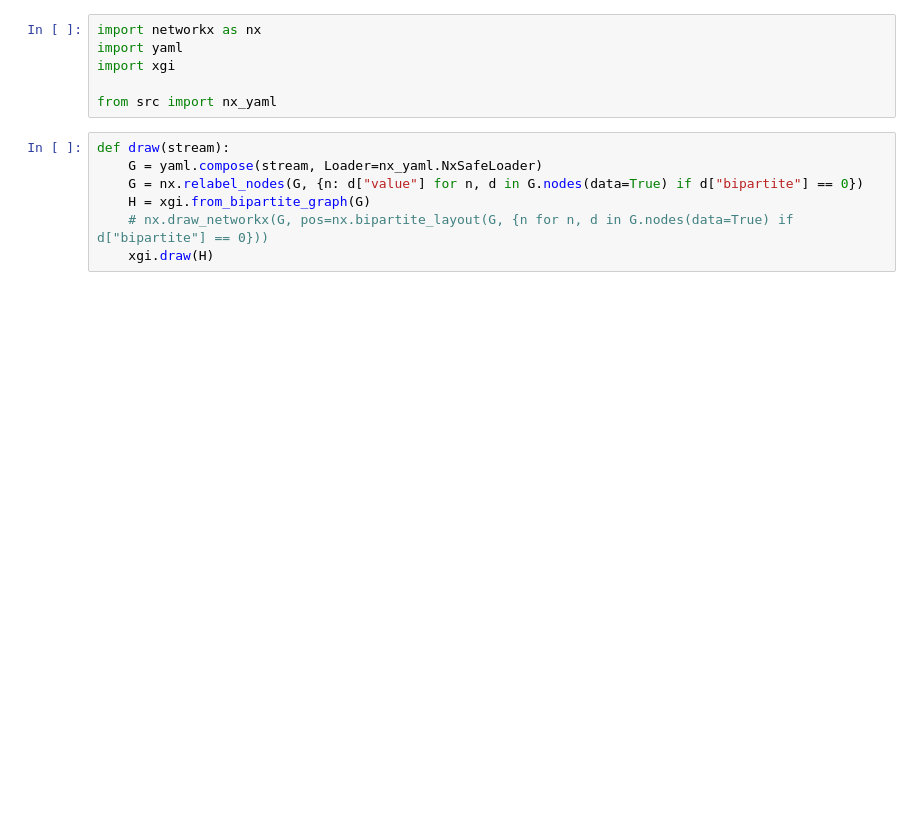
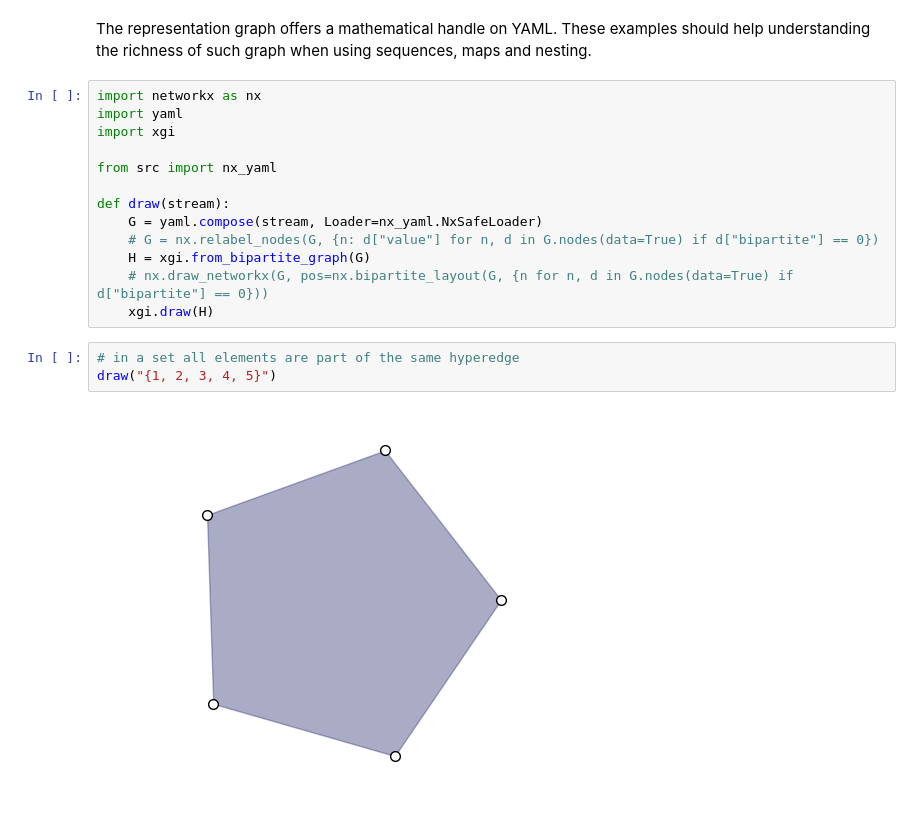
Before and after one commit to colltoaction/nx_yaml, a Jupyter notebook: xgi.ipynb, the cells around one changed output. Drawn from its saved outputs; the diff is of its cells as text; blank space fills up the shorter version.

Commit message:
extend XGI examples

```diff
--- a/xgi.ipynb
+++ b/xgi.ipynb
@@ -1,13 +1,20 @@
-# %%
-import networkx as nx
-import yaml
-import xgi
-
-from src import nx_yaml
+# %% [markdown]
+The representation graph offers a mathematical handle on YAML. These examples should help understanding the richness of such graph when using sequences, maps and nesting.
 # %%
+import networkx as nx
+import yaml
+import xgi
+
+from src import nx_yaml
+
 def draw(stream):
     G = yaml.compose(stream, Loader=nx_yaml.NxSafeLoader)
-    G = nx.relabel_nodes(G, {n: d["value"] for n, d in G.nodes(data=True) if d["bipartite"] == 0})
+    # G = nx.relabel_nodes(G, {n: d["value"] for n, d in G.nodes(data=True) if d["bipartite"] == 0})
     H = xgi.from_bipartite_graph(G)
     # nx.draw_networkx(G, pos=nx.bipartite_layout(G, {n for n, d in G.nodes(data=True) if d["bipartite"] == 0}))
     xgi.draw(H)
+# %%
+# in a set all elements are part of the same hyperedge
+draw("{1, 2, 3, 4, 5}")
+# %% [output]
+[figure, added]
```
Also changed, not shown: parts of 4 cells of this notebook, 1 other file.
